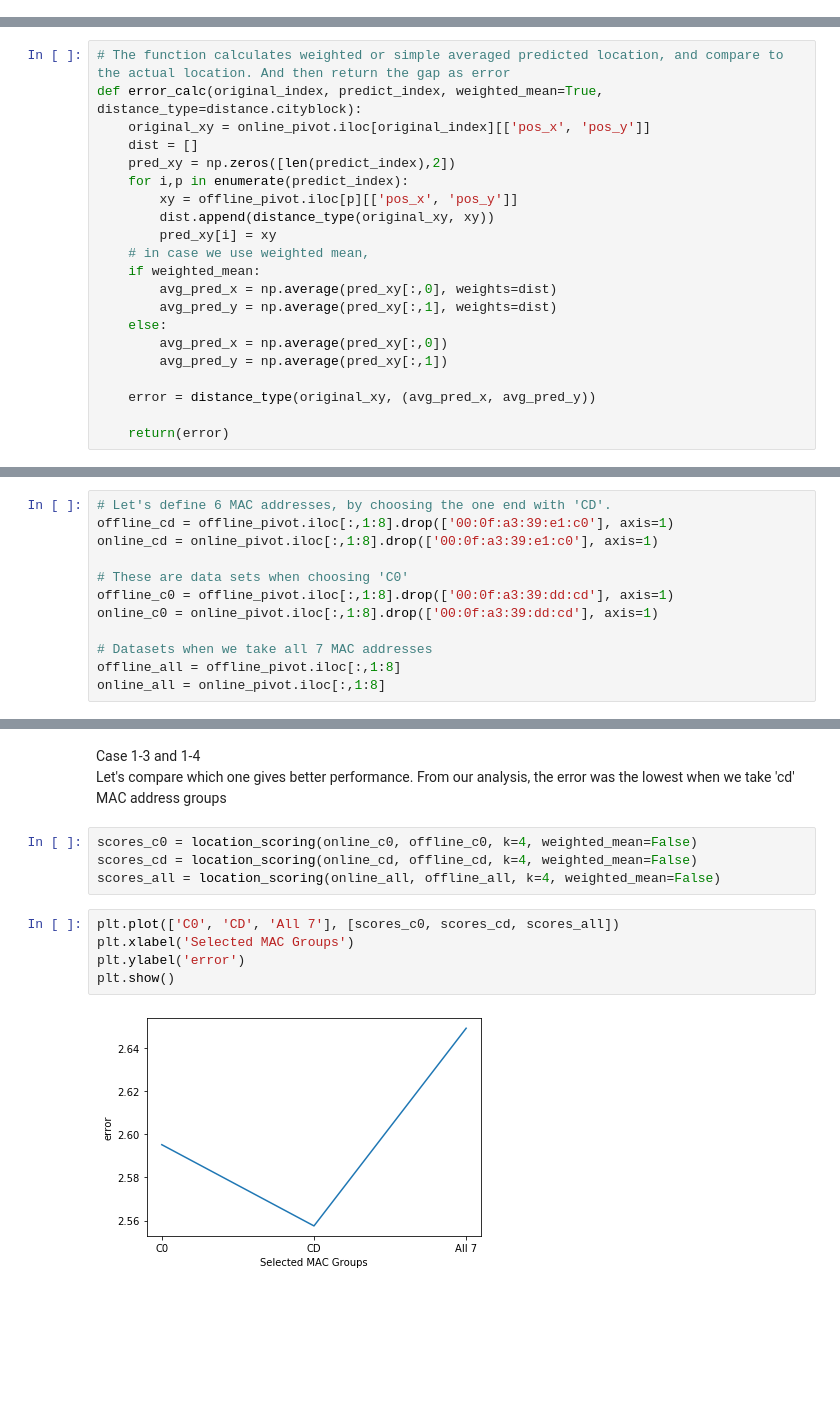
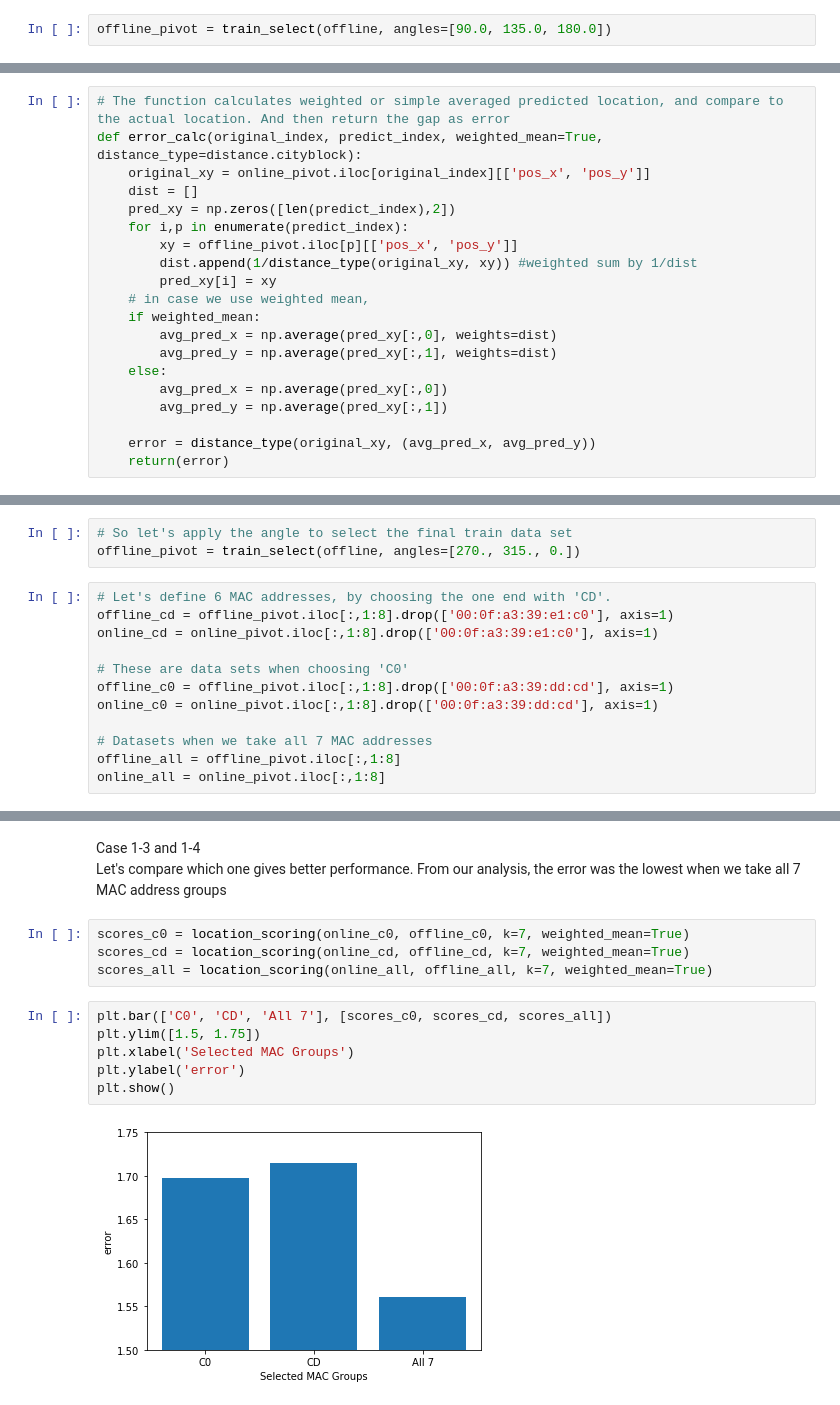
Before and after one commit to MustangDFW/DS7333, a Jupyter notebook: Case Study 1/2-Interim Notebooks/location-prediction-03-knn.ipynb, the cells around one changed output, grey strips where cells are left out. Drawn from its saved outputs; the diff is of its cells as text; blank space fills up the shorter version.

Commit message:
Added 'train data selection' with angles
1. We try 8 different train data variant by using 'train_data_select' function
2. Fixed the glitch with 'weighted mean' formula in 'error calculation' function

```diff
--- a/Case Study 1/2-Interim Notebooks/location-prediction-03-knn.ipynb
+++ b/Case Study 1/2-Interim Notebooks/location-prediction-03-knn.ipynb
@@ -23,3 +32,5 @@ online_pivot[['pos_x', 'pos_y']] = online_pivot['pos_xy'].str.split('-',n=2, exp
+# %%
+offline_pivot = train_select(offline, angles=[90.0, 135.0, 180.0])
 # %%
 test0 = online_pivot.iloc[0,1:8]
 train0 = offline_pivot.iloc[0,1:8]
@@ -56,7 +67,7 @@ def error_calc(original_index, predict_index, weighted_mean=True, distance_type=
     pred_xy = np.zeros([len(predict_index),2])
     for i,p in enumerate(predict_index):
         xy = offline_pivot.iloc[p][['pos_x', 'pos_y']]
-        dist.append(distance_type(original_xy, xy))
+        dist.append(1/distance_type(original_xy, xy)) #weighted sum by 1/dist
         pred_xy[i] = xy
     # in case we use weighted mean,
     if weighted_mean:
@@ -67,7 +78,6 @@ def error_calc(original_index, predict_index, weighted_mean=True, distance_type=
         avg_pred_y = np.average(pred_xy[:,1])
 
     error = distance_type(original_xy, (avg_pred_x, avg_pred_y))
-
     return(error)
 # %%
 # This function calculated the mean errors per combination of datasets, k(number of neighbors), distance type and averaging type
@@ -90,3 +162,6 @@ Assuming we cannot use the ONLINE data, we found the best fit by using cross-val
+# %%
+# So let's apply the angle to select the final train data set
+offline_pivot = train_select(offline, angles=[270., 315., 0.])
 # %%
 # Let's define 6 MAC addresses, by choosing the one end with 'CD'.
 offline_cd = offline_pivot.iloc[:,1:8].drop(['00:0f:a3:39:e1:c0'], axis=1)
@@ -158,14 +177,15 @@ plt.show()
 # %% [markdown]
 Case 1-3 and 1-4 <BR>
-Let's compare which one gives better performance. From our analysis, the error was the lowest when we take 'cd' MAC address groups
+Let's compare which one gives better performance. From our analysis, the error was the lowest when we take all 7 MAC address groups
 # %%
-scores_c0 = location_scoring(online_c0, offline_c0, k=4, weighted_mean=False)
-scores_cd = location_scoring(online_cd, offline_cd, k=4, weighted_mean=False)
-scores_all = location_scoring(online_all, offline_all, k=4, weighted_mean=False)
+scores_c0 = location_scoring(online_c0, offline_c0, k=7, weighted_mean=True)
+scores_cd = location_scoring(online_cd, offline_cd, k=7, weighted_mean=True)
+scores_all = location_scoring(online_all, offline_all, k=7, weighted_mean=True)
 # %%
-plt.plot(['C0', 'CD', 'All 7'], [scores_c0, scores_cd, scores_all])
+plt.bar(['C0', 'CD', 'All 7'], [scores_c0, scores_cd, scores_all])
+plt.ylim([1.5, 1.75])
 plt.xlabel('Selected MAC Groups')
 plt.ylabel('error')
 plt.show()
 # %% [output]
-[figure, old version]
+[figure, new version]
```
Also changed, not shown: parts of 15 cells of this notebook.
